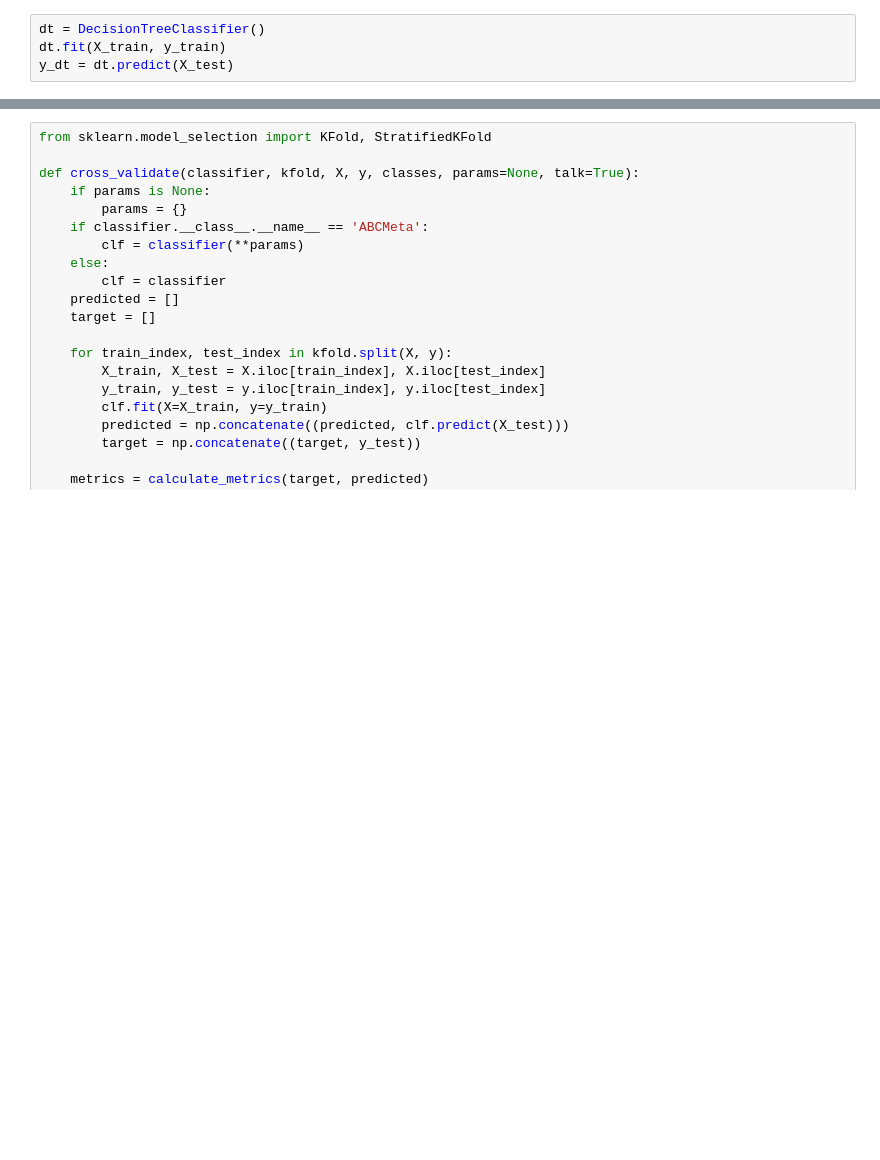
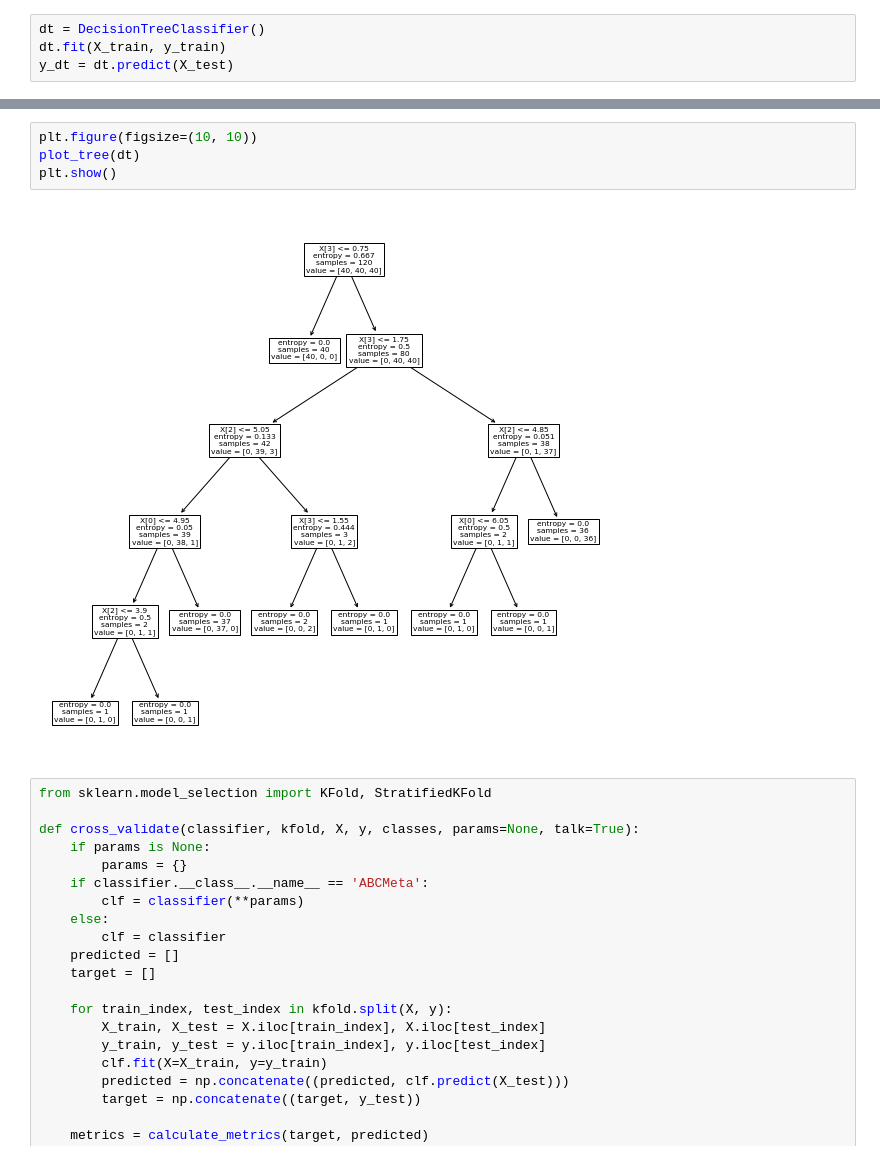
Before and after one commit to xenteros/data-science-training, a Jupyter notebook: DecisionTrees.ipynb, the cells around one changed output, grey strips where cells are left out. Cells and saved outputs as stored; diff of their text form; blank space fills up the shorter version.

Commit message:
Add decision tree plotting

```diff
--- a/DecisionTrees.ipynb
+++ b/DecisionTrees.ipynb
@@ -230,3 +230,9 @@ Results for Decision Tree
+# %%
+plt.figure(figsize=(10, 10))
+plot_tree(dt)
+plt.show()
+# %% [output]
+[figure, added]
 # %%
 from sklearn.model_selection import KFold, StratifiedKFold
 
```
Also changed, not shown: parts of 4 cells of this notebook.
